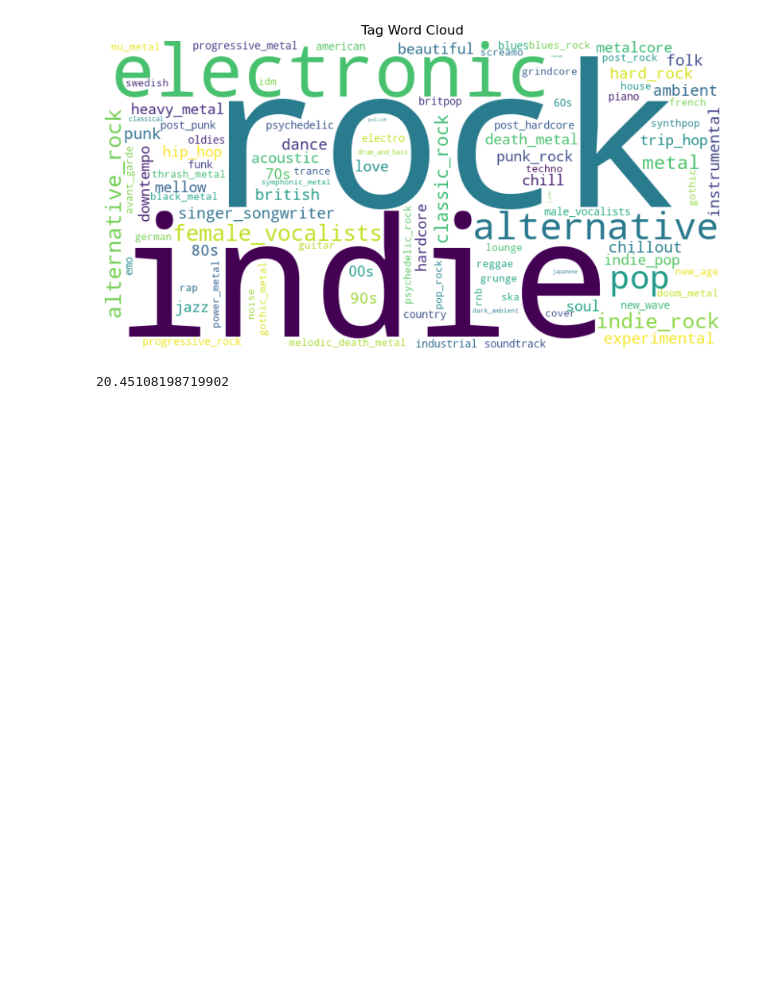
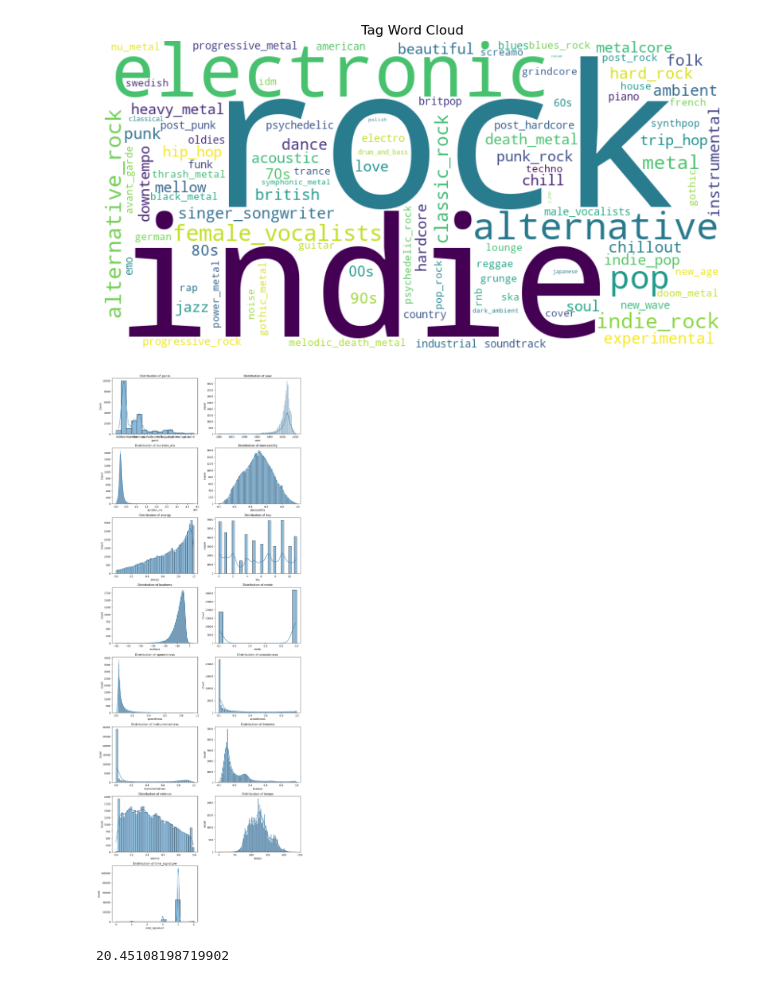
Before and after one commit to reggiebain/song-similarity-erdos, a Jupyter notebook: EDA/music_data_eda.ipynb, the cells around one changed output. Cells and saved outputs as stored; diff of their text form; code cells hidden in the pictures; blank space fills up the shorter version.

```diff
--- a/EDA/music_data_eda.ipynb
+++ b/EDA/music_data_eda.ipynb
@@ -106,6 +120,30 @@ plt.savefig('../images/tag_wordcloud.png')
 plt.show()
 # %% [output]
 [figure]
+# %%
+# Make grid of meta data plots
+columns_to_plot = ['genre', 'year', 'duration_ms', 'danceability', 'energy', 'key',
+       'loudness', 'mode', 'speechiness', 'acousticness', 'instrumentalness',
+       'liveness', 'valence', 'tempo', 'time_signature']
+n_cols = 2
+n_rows = (len(columns_to_plot) + n_cols - 1) // n_cols
+
+fig, axes = plt.subplots(n_rows, n_cols, figsize=(12, 4 * n_rows))
+
+for i, col in enumerate(columns_to_plot):
+    row, col_idx = divmod(i, n_cols)
+    sns.histplot(data=music_info_df, x=col, kde=True, ax=axes[row, col_idx])
+    axes[row, col_idx].set_title(f'Distribution of {col}')
+
+# hide stuff that isn't filled
+for j in range(i + 1, n_rows * n_cols):
+    fig.delaxes(axes.flatten()[j])
+
+plt.tight_layout()
+plt.savefig('../images/metadata.png')
+plt.show()
+# %% [output]
+[figure, added]
 # %%
 def percent_improvement(old_value, new_value):
     percent_improvement = abs(new_value - old_value)/old_value*100
```
Also changed, not shown: parts of 3 cells of this notebook, 2 other files.
